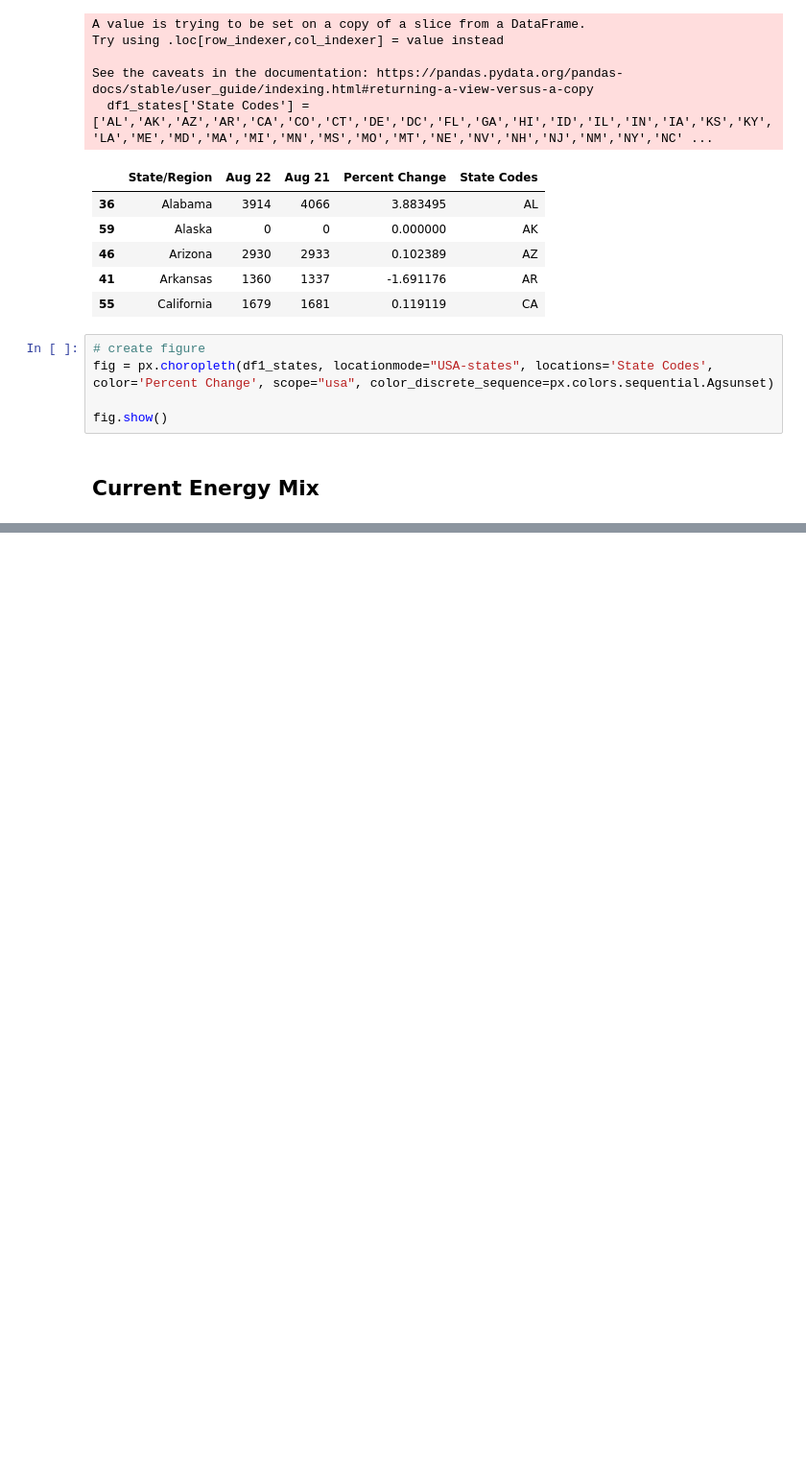
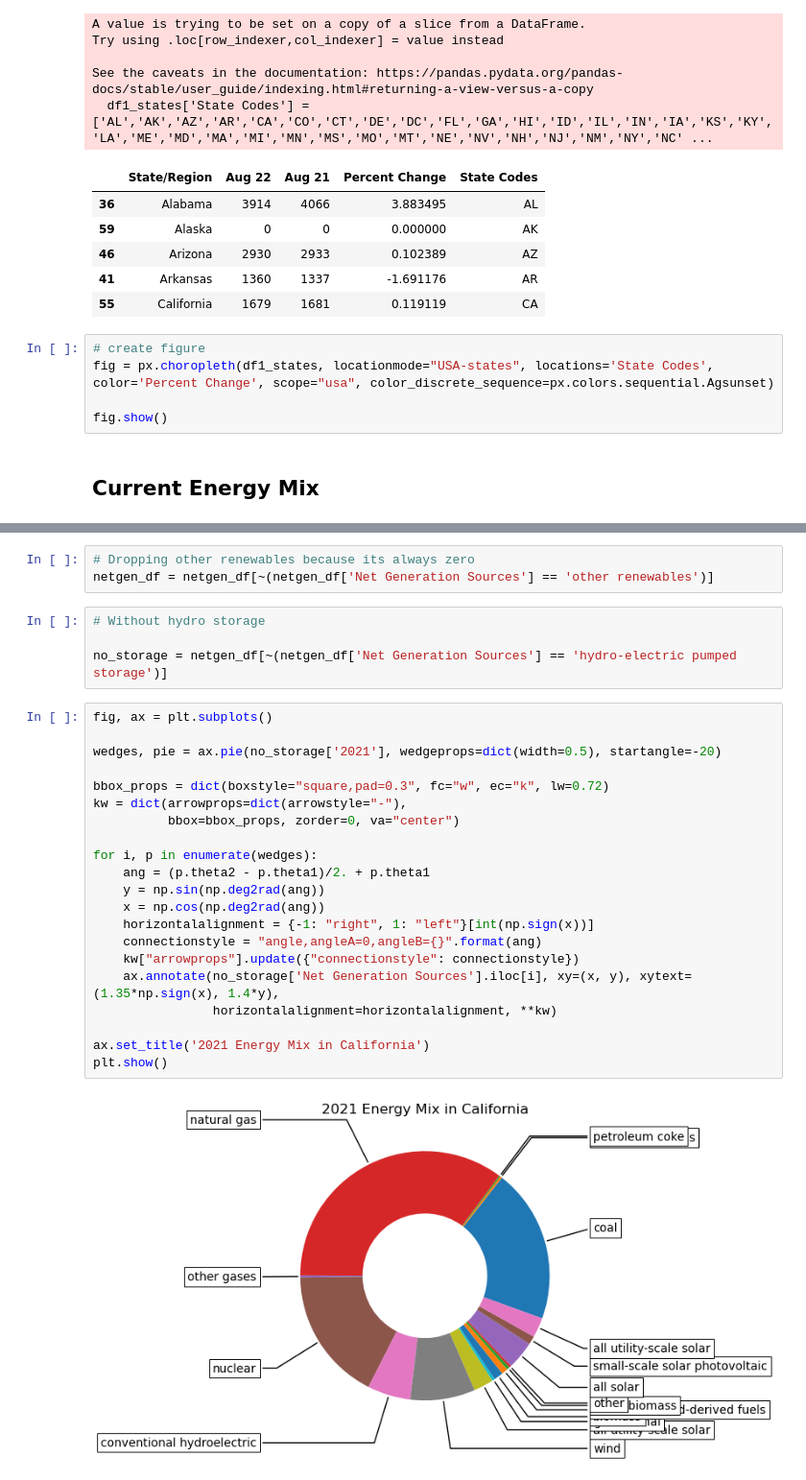
Before and after one commit to AlexandreSeb97/CIV190-Fall22-FinalProject, a Jupyter notebook: analysis_notebook.ipynb, the cells around one changed output, grey strips where cells are left out. Shown: that part at 96% size. Drawn from its saved outputs; the diff is of its cells as text; blank space fills up the shorter version.

Commit message:
pie chart draft

```diff
--- a/analysis_notebook.ipynb
+++ b/analysis_notebook.ipynb
@@ -122,0 +127,30 @@ netgen_df.head()
+# %%
+# Dropping other renewables because its always zero
+netgen_df = netgen_df[~(netgen_df['Net Generation Sources'] == 'other renewables')]
+# %%
+# Without hydro storage
+
+no_storage = netgen_df[~(netgen_df['Net Generation Sources'] == 'hydro-electric pumped storage')]
+# %%
+fig, ax = plt.subplots()
+
+wedges, pie = ax.pie(no_storage['2021'], wedgeprops=dict(width=0.5), startangle=-20)
+
+bbox_props = dict(boxstyle="square,pad=0.3", fc="w", ec="k", lw=0.72)
+kw = dict(arrowprops=dict(arrowstyle="-"),
+          bbox=bbox_props, zorder=0, va="center")
+
+for i, p in enumerate(wedges):
+    ang = (p.theta2 - p.theta1)/2. + p.theta1
+    y = np.sin(np.deg2rad(ang))
+    x = np.cos(np.deg2rad(ang))
+    horizontalalignment = {-1: "right", 1: "left"}[int(np.sign(x))]
+    connectionstyle = "angle,angleA=0,angleB={}".format(ang)
+    kw["arrowprops"].update({"connectionstyle": connectionstyle})
+    ax.annotate(no_storage['Net Generation Sources'].iloc[i], xy=(x, y), xytext=(1.35*np.sign(x), 1.4*y),
+                horizontalalignment=horizontalalignment, **kw)
+
+ax.set_title('2021 Energy Mix in California')
+plt.show()
+# %% [output]
+[figure, added]
```
Also changed, not shown: parts of 1 cell of this notebook.
